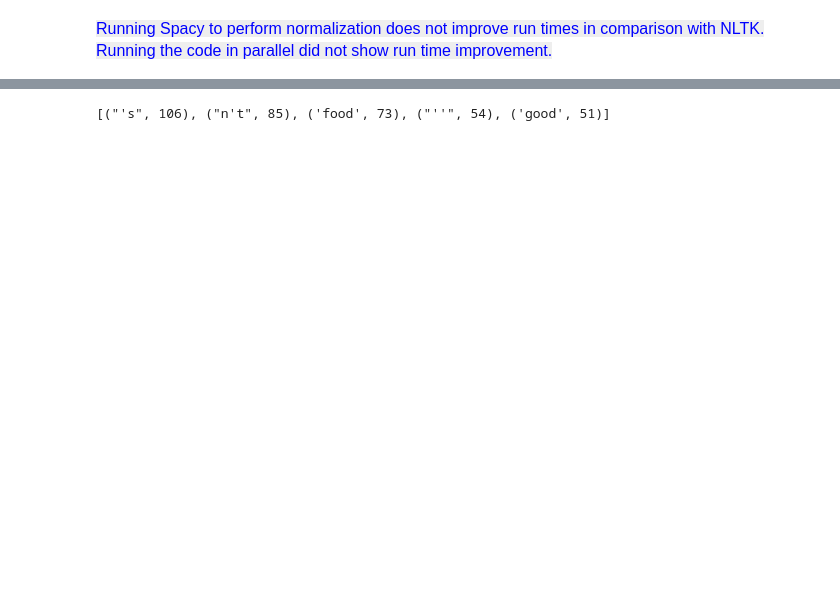
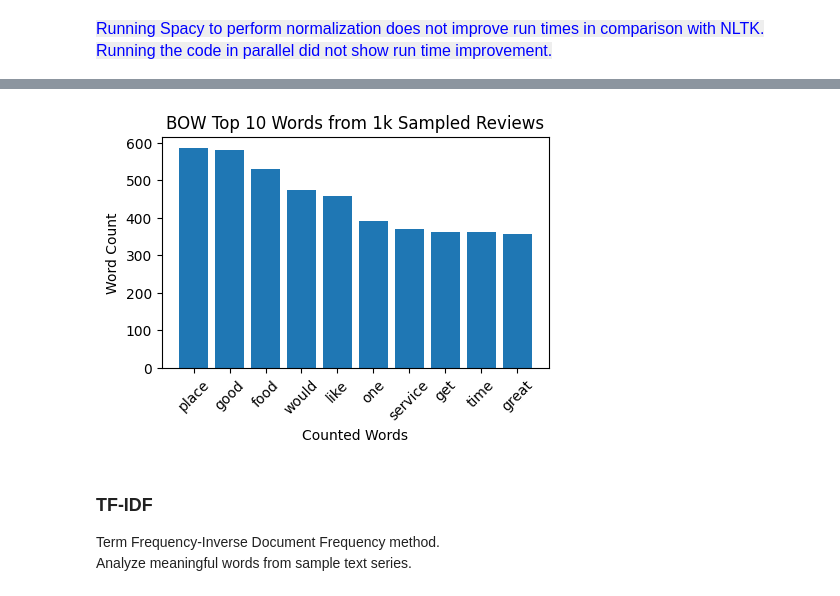
Before and after one commit to biman-zen/FinalCapstone, a Jupyter notebook: FinalCapstone_DW_EDA.ipynb, the cells around one changed output, grey strips where cells are left out. Saved outputs shown, nothing was run; the diff lists cells and outputs as text; code cells hidden in the pictures; blank space fills up the shorter version.

```diff
--- a/FinalCapstone_DW_EDA.ipynb
+++ b/FinalCapstone_DW_EDA.ipynb
@@ -350,9 +373,8 @@ The standard text normalization processing function which tokenizes and lemmatiz
 # %%
 # create function to strip data frame of stop words and punctuation and lemmatize tokens
 def preprocess_text_spacy(review_list):
-
     processed_text = list()
-    for text in tqdm(review_list):
+    for text in review_list:
         # Tokenize the text
         tokens = word_tokenize(text.lower())
 
@@ -427,11 +439,8 @@ words = vectorizer.get_feature_names_out()
 # %%
-my_sample = df.sample(n=100)['review_text'].values.tolist()
-
+sample_df = df.sample(n=1000)['review_text'].values.tolist()
 
 #tokens = word_tokenize(text.lower())
 #stp_wrds_puncts = list()
 #stp_wrds_puncts.append(string.punctuation)
 #stp_wrds_puncts.extend(stopwords.words('english'))
-
-
 #processed_text = preprocess_text_spacy(my_sample)
@@ -443,19 +462,27 @@ stp_wrds_puncts.extend(stopwords.words('english'))
 # %%
 def tokenize_count(text_list):
+    # Create a count of tokenized text
+    # Remove contractions and stop words
     token_list = list()
     for text in tqdm(text_list):
-        # Tokenize the text
-        tokens = word_tokenize(text.lower())
+        # Tokenize the lowered text and fix contractions
+        tokens = word_tokenize(contractions.fix(text.lower()))
         # Remove stop words and punctuations in the tokens list
         filtered_tokens = [token for token in tokens if token not in stopwords.words('english')]
-        filtered_tokens = [token for token in filtered_tokens if token not in string.punctuation]
+        filtered_tokens = [token for token in filtered_tokens if token not in (string.punctuation or "''")]
+        # Remove all non alpha numeric values like elipses '...' and empty strings
+        filtered_tokens = [val for val in filtered_tokens if val.isalnum()]
+        # Add to token list to be counted
         token_list.extend(filtered_tokens)
+        # Counted Tokens
     return Counter(token_list)
 # %%
-counted_tokens = tokenize_count(my_sample)
-#counted_tokens = Counter(processed_text)#[Counter(processed_text) for token in processed_text]
-#counted_tokens.most_common(1)
-#help(Counter)
-#df_sample = df.sample(n=100,random_state=9, axis=0)
-#df_sample
-#counted_tokens[1].most_common(2)
+start = time.time()
+
+# Count the words
+counted_tokens = tokenize_count(sample_df)
+# Get the most common words out of list of tuples
+words, count = zip(*counted_tokens.most_common(10))
+
+end = time.time()
+print(f"Time elapsed: {round((end - start)/60,1)} min")
@@ -462,4 +491,16 @@ counted_tokens = tokenize_count(my_sample)
-# %%
-counted_tokens.most_common(5)
-# %% [output]
-[("'s", 106), ("n't", 85), ('food', 73), ("''", 54), ('good', 51)]
+# %%
+# Plot most common words
+fig, ax = plt.subplots(figsize=(5, 3))
+ax.bar(x=words, height=count)
+ax.set_xlabel('Counted Words')
+ax.set_ylabel('Word Count')
+ax.set_title('BOW Top 10 Words from 1k Sampled Reviews')
+ax.tick_params(axis='x', labelrotation=45)
+plt.show()
+# %% [output]
+[figure, added]
+# %% [markdown]
+### TF-IDF
+
+Term Frequency-Inverse Document Frequency method.\
+Analyze meaningful words from sample text series.
```
Also changed, not shown: parts of 33 cells of this notebook.
